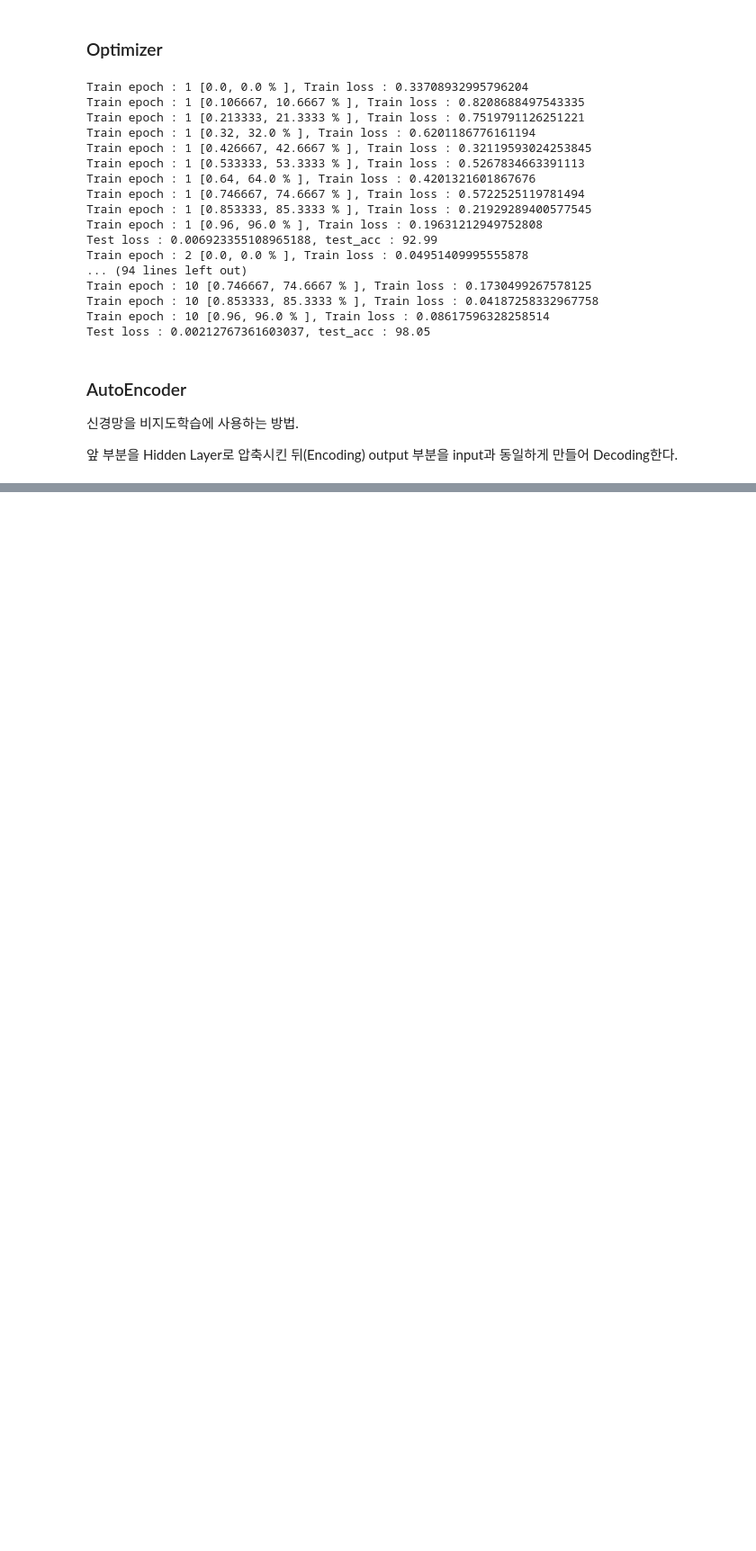
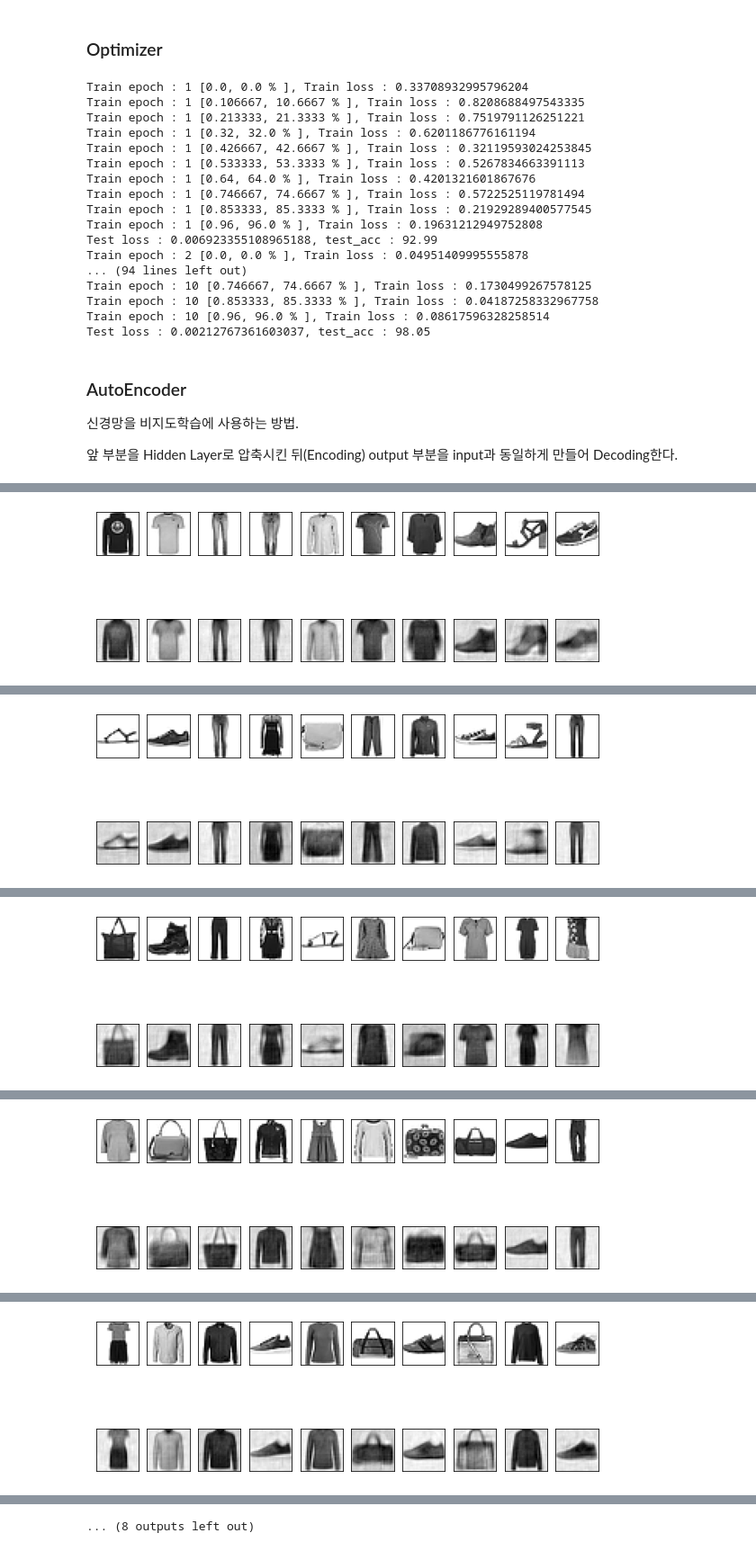
Before and after one commit to YMGYM/python_deeplearning_pytorch, a Jupyter notebook: Pytorch_part1~.ipynb, the cells around one changed output, grey strips where cells are left out. Shown: that part at 90% size. Drawn from its saved outputs; the diff is of its cells as text; code cells hidden in the pictures; blank space fills up the shorter version.

```diff
--- a/Pytorch_part1~.ipynb
+++ b/Pytorch_part1~.ipynb
@@ -909,0 +1034,46 @@ Test loss : 0.00212767361603037, test_acc : 98.05
+# %%
+# 평가하는 함수
+def evaluate(model, test_loader):
+  model.eval()
+  test_loss = 0
+  real_image = []
+  gen_image = []
+
+  with torch.no_grad():
+    for image, _ in test_loader:
+      image = image.view(-1, 28*28).to(DEVICE) # torch.Size([32, 784])
+      target = image.view(-1, 28*28).to(DEVICE)
+
+      encoded, decoded = model(image)
+
+      test_loss += criterion(decoded, image).item()
+      real_image.append(image.to('cpu'))
+      gen_image.append(decoded.to('cpu'))
+
+  test_loss /= len(test_loader.dataset) # 손실값 평균
+
+  return test_loss, real_image, gen_image
+# %%
+# 실제 학습 진행
+for Epoch in range(1, EPOCHS + 1):
+  train(model, train_loader, optimizer, log_interval=200)
+  test_loss, real_image, gen_image = evaluate(model, test_loader)
+
+  print(f"\n[EPOCH : {Epoch}], \tTest Loss: {test_loss:.4f}")
+
+  f, a = plt.subplots(2, 10, figsize=(10,4))
+
+  for i in range(10):
+    img = np.reshape(real_image[0][i], (28, 28)) # 같은 데이터를 체크하기 위해...
+    a[0][i].imshow(img, cmap='gray_r')
+    a[0][i].set_xticks(())
+    a[0][i].set_yticks(())
+
+  for i in range(10):
+    img = np.reshape(gen_image[0][i], (28, 28))
+    a[1][i].imshow(img, cmap='gray_r')
+    a[1][i].set_xticks(())
+    a[1][i].set_yticks(())
+
+  plt.show()
+# %% [output]
@@ -909,0 +1092 @@ Test loss : 0.00212767361603037, test_acc : 98.05
+[figure, added]
@@ -909,0 +1105 @@ Test loss : 0.00212767361603037, test_acc : 98.05
+[figure, added]
@@ -909,0 +1118 @@ Test loss : 0.00212767361603037, test_acc : 98.05
+[figure, added]
@@ -909,0 +1131 @@ Test loss : 0.00212767361603037, test_acc : 98.05
+[figure, added]
@@ -909,0 +1144 @@ Test loss : 0.00212767361603037, test_acc : 98.05
+[figure, added]
@@ -909,0 +1158 @@ Test loss : 0.00212767361603037, test_acc : 98.05
+... (8 outputs left out)
```
Also changed, not shown: parts of 10 cells of this notebook.
